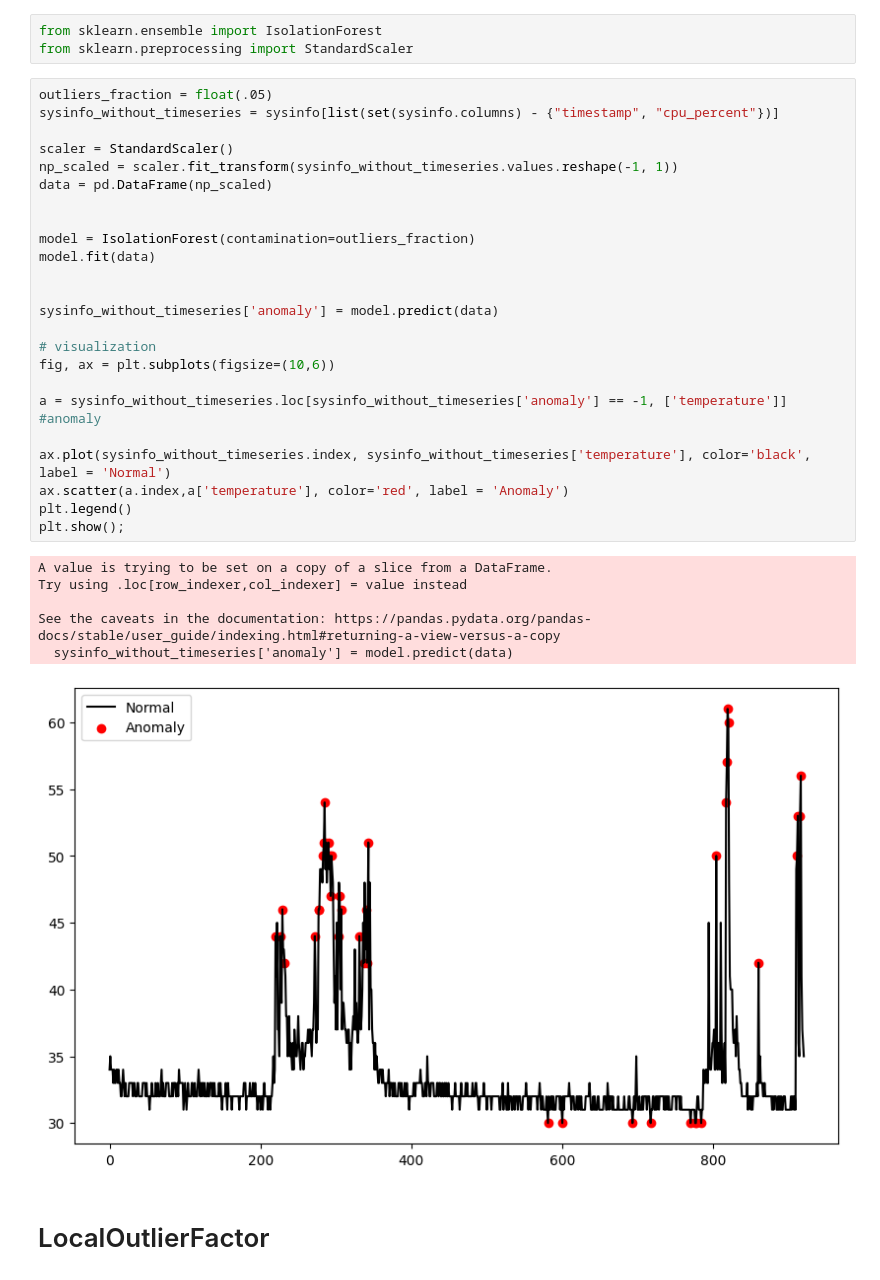
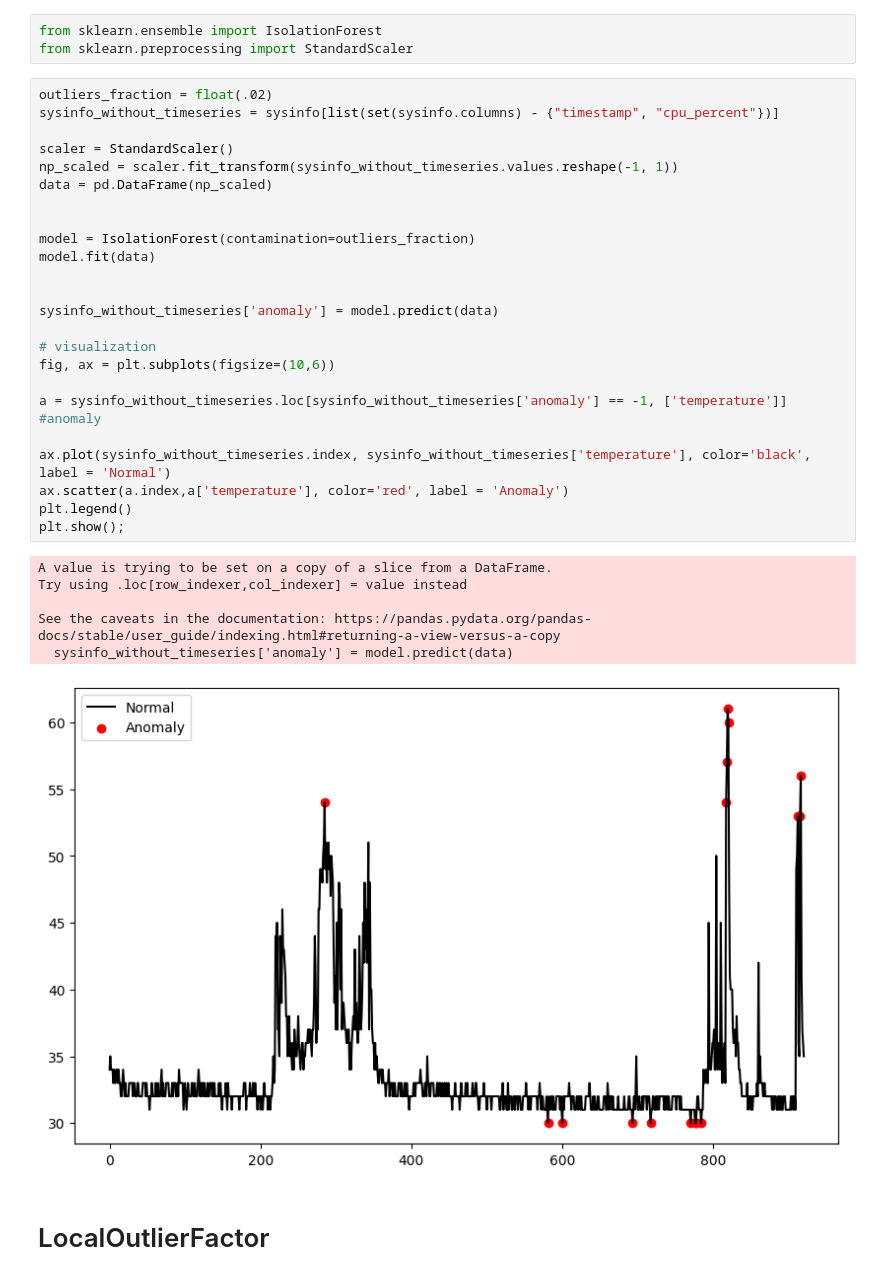
Before and after one commit to wiktorrudzki/MiW, a Jupyter notebook: initial.ipynb, the cells around one changed output. Drawn from its saved outputs; the diff is of its cells as text.

```diff
--- a/initial.ipynb
+++ b/initial.ipynb
@@ -63,36 +63,36 @@ plt.plot(sysinfo['timestamp'], sysinfo['temperature'], 'b.', alpha=0.5)
 from sklearn.ensemble import IsolationForest
 from sklearn.preprocessing import StandardScaler
 # %%
-outliers_fraction = float(.05)
+outliers_fraction = float(.02)
 sysinfo_without_timeseries = sysinfo[list(set(sysinfo.columns) - {"timestamp", "cpu_percent"})]
 
 scaler = StandardScaler()
 np_scaled = scaler.fit_transform(sysinfo_without_timeseries.values.reshape(-1, 1))
 data = pd.DataFrame(np_scaled)
 
 
 model = IsolationForest(contamination=outliers_fraction)
 model.fit(data)
 
 
 sysinfo_without_timeseries['anomaly'] = model.predict(data)
 
 # visualization
 fig, ax = plt.subplots(figsize=(10,6))
 
 a = sysinfo_without_timeseries.loc[sysinfo_without_timeseries['anomaly'] == -1, ['temperature']] #anomaly
 
 ax.plot(sysinfo_without_timeseries.index, sysinfo_without_timeseries['temperature'], color='black', label = 'Normal')
 ax.scatter(a.index,a['temperature'], color='red', label = 'Anomaly')
 plt.legend()
 plt.show();
 # %% [output]
 A value is trying to be set on a copy of a slice from a DataFrame.
 Try using .loc[row_indexer,col_indexer] = value instead
 
 See the caveats in the documentation: https://pandas.pydata.org/pandas-docs/stable/user_guide/indexing.html#returning-a-view-versus-a-copy
   sysinfo_without_timeseries['anomaly'] = model.predict(data)
-[figure, old version]
+[figure, new version]
 # %% [markdown]
 # LocalOutlierFactor
 # %%
```
Also changed, not shown: parts of 2 cells of this notebook.
